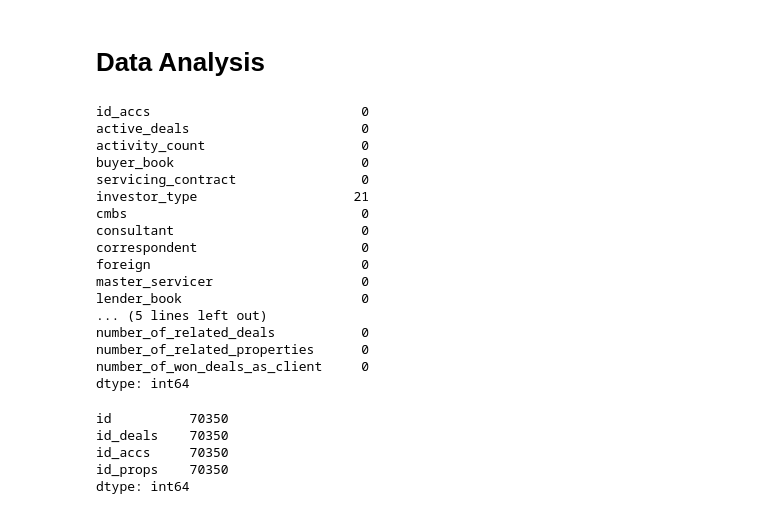
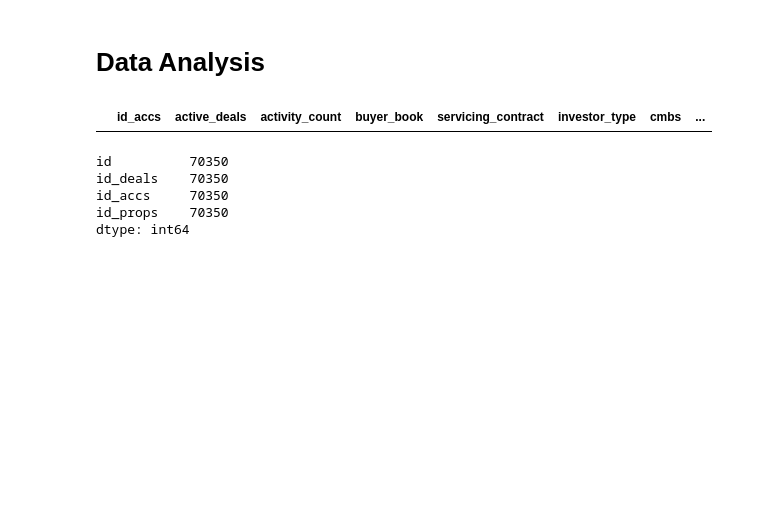
Before and after one commit to trailblazerakash/MachineLearning, a Jupyter notebook: Strategy_to_Market_the_Right_Properties/Untitled.ipynb, the cells around one changed output. Cells and saved outputs as stored; diff of their text form; code cells hidden in the pictures; blank space fills up the shorter version.

```diff
--- a/Strategy_to_Market_the_Right_Properties/Untitled.ipynb
+++ b/Strategy_to_Market_the_Right_Properties/Untitled.ipynb
@@ -41,25 +41,9 @@ test_data
 # %%
 accounts.to_csv('accounts.csv')
 # %%
-accounts.isnull().sum()
+accounts[accounts['investor_type'].isnull()==True]
 # %% [output]
-id_accs                           0
-active_deals                      0
-activity_count                    0
-buyer_book                        0
-servicing_contract                0
-investor_type                    21
-cmbs                              0
-consultant                        0
-correspondent                     0
-foreign                           0
-master_servicer                   0
-lender_book                       0
-... (5 lines left out)
-number_of_related_deals           0
-number_of_related_properties      0
-number_of_won_deals_as_client     0
-dtype: int64
+|  | id_accs | active_deals | activity_count | buyer_book | servicing_contract | investor_type | cmbs | ... |
 # %%
 account_properties.count()
 # %% [output]
```
Also changed, not shown: parts of 14 cells of this notebook, 5 other files.
